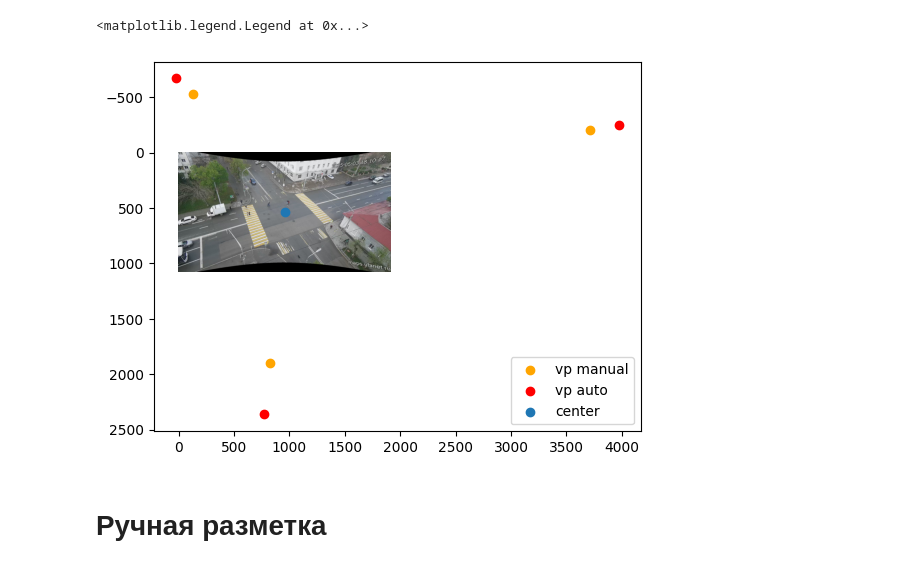
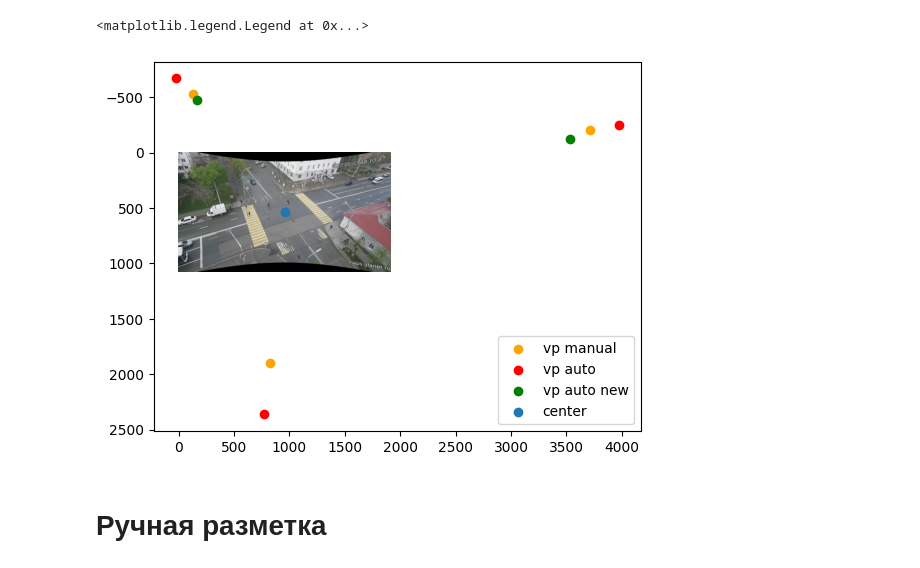
Before and after one commit to Mis-prog/traffic-camera-calibration, a Jupyter notebook: example/pushkin_aksakov/example_vp.ipynb, the cells around one changed output. Cells and saved outputs as stored; diff of their text form; code cells hidden in the pictures.

```diff
--- a/example/pushkin_aksakov/example_vp.ipynb
+++ b/example/pushkin_aksakov/example_vp.ipynb
@@ -65,29 +66,35 @@ lines_vp3 = load_lines("vp3.json")
 # %%
 image = cv2.imread('image/pattern_corrected_image.png')
 image_rgb = cv2.cvtColor(image, cv2.COLOR_BGR2RGB)
 plt.imshow(image_rgb)
 
 vp1_manual = VanishingPointEstimator().estimate(lines_vp1)
 vp2_manual = VanishingPointEstimator().estimate(lines_vp2)
 vp3_manual = VanishingPointEstimator().estimate(lines_vp3)
 
 vps_manual = np.array([vp1_manual, vp3_manual,vp2_manual])
 
 plt.scatter(vps_manual[:,0],vps_manual[:,1], label='vp manual', c='orange')
 
 vp1 = [3974.185, -248.69977]
 vp2 = [768.4042, 2362.912]
 vp3 = [-24.940735, -669.0249]
 
-vps_auto = np.array([vp1,vp2, vp3])
+vp1_new = [ 3.535e+03, -1.270e+02]
+vp2_new = [164.36434109, -476.74418605]
+
+vps_auto = np.array([vp1, vp3, vp2])
+vps_auto_new = np.array([vp1_new,vp2_new])
 plt.scatter(vps_auto[:,0],vps_auto[:,1], label='vp auto', c='red')
+plt.scatter(vps_auto_new[:,0],vps_auto_new[:,1], label='vp auto new', c='green')
+# plt.scatter(VP[:,0],VP[:,1], label='vp auto new', c='yellow')
 
 plt.scatter(960,540, label = 'center')
 
 plt.legend()
 # %% [output]
 <matplotlib.legend.Legend at 0x...>
-[figure, old version]
+[figure, new version]
 # %% [markdown]
 # Ручная разметка
 # %%
```
Also changed, not shown: parts of 19 cells of this notebook, 21 other files.
